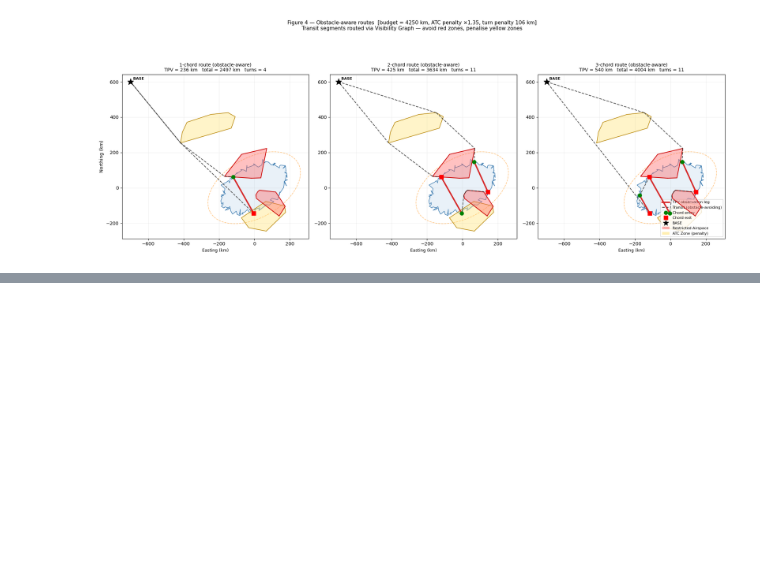
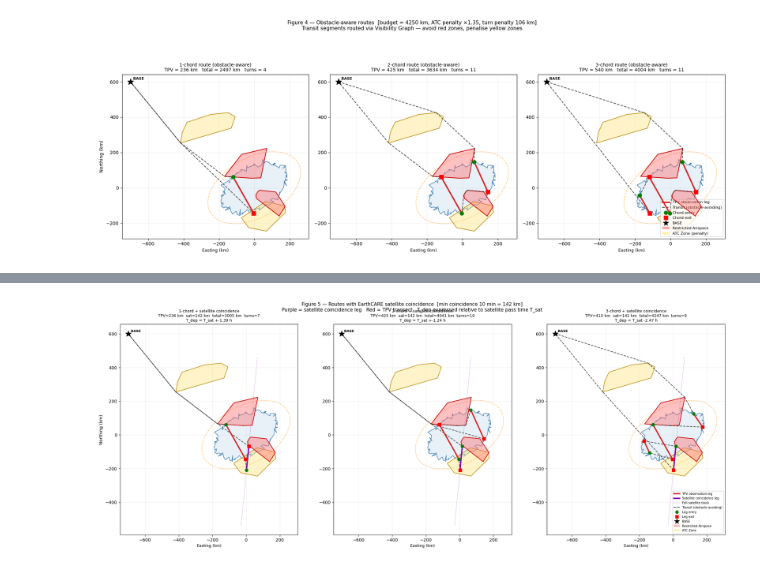
Before and after one commit to xf37/aerial-met-survey-optimizer, a Jupyter notebook: 07_tpv_route_planning.ipynb, the cells around one changed output, grey strips where cells are left out. Drawn from its saved outputs; the diff is of its cells as text; code cells hidden in the pictures; blank space fills up the shorter version.

```diff
--- a/07_tpv_route_planning.ipynb
+++ b/07_tpv_route_planning.ipynb
@@ -874,0 +1085,95 @@ plt.show()
+# %%
+# ── Figure 5: Complete routes with satellite coincidence ───────────────────
+def plot_route_m3(ax, route, tpv_pts, ell_xy, base,
+                  restricted_polys, atc_polys,
+                  sat_full_line, title):
+    closed = np.vstack([tpv_pts, tpv_pts[0]])
+    ax.fill(tpv_pts[:,0], tpv_pts[:,1], color='#cfe0f0', alpha=0.45, zorder=1)
+    ax.plot(closed[:,0],  closed[:,1],  color='steelblue', lw=1.2, zorder=2)
+    ax.plot(ell_xy[:,0],  ell_xy[:,1],  '--', color='darkorange', lw=1.2, alpha=0.5, zorder=3)
+
+    # Satellite full ground track (faint reference line)
+    sat_c = np.array(sat_full_line.coords)
+    ax.plot(sat_c[:,0], sat_c[:,1], '--', color='#8800bb', lw=1.0, alpha=0.3, zorder=4)
+
+    for poly in atc_polys:
+        xs, ys = poly.exterior.xy
+        ax.fill(xs, ys, color='#ffe066', alpha=0.35, zorder=4)
+        ax.plot(xs, ys, color='#b8860b', lw=1.2, zorder=5)
+
+    for poly in restricted_polys:
+        xs, ys = poly.exterior.xy
+        ax.fill(xs, ys, color='#ff6666', alpha=0.40, zorder=6)
+        ax.plot(xs, ys, color='#cc0000', lw=1.5, zorder=7)
+
+    if route is None:
+        ax.set_title(title + '\n(no feasible route)', fontsize=10)
+        ax.set_aspect('equal'); ax.grid(True, alpha=0.2); return
+
+    wpts = route['waypoints']
+    segs = route['seg_types']
+    for i, seg_type in enumerate(segs):
+        p1, p2 = wpts[i], wpts[i+1]
+        if seg_type == 'tpv':
+            ax.plot([p1[0],p2[0]], [p1[1],p2[1]], '-', color='#d62728',
+                    lw=3, zorder=9, solid_capstyle='round')
+        elif seg_type == 'sat':
+            ax.plot([p1[0],p2[0]], [p1[1],p2[1]], '-', color='#8800bb',
+                    lw=3, zorder=9, solid_capstyle='round')
+        else:
+            ax.plot([p1[0],p2[0]], [p1[1],p2[1]], '--', color='#333333',
+                    lw=1.5, zorder=8, alpha=0.85)
+
+    for i, s in enumerate(segs):
+        if s in ('tpv', 'sat'):
+            ax.plot(*wpts[i],   'o', color='green', ms=7, zorder=10)
+            ax.plot(*wpts[i+1], 's', color='red',   ms=7, zorder=10)
+
+    ax.plot(*base, '*', color='black', ms=14, zorder=11)
+    ax.annotate('BASE', base, textcoords='offset points', xytext=(6,4),
+                fontsize=8, fontweight='bold')
+    ax.set_aspect('equal'); ax.grid(True, alpha=0.2)
+
+    T_dep = route.get('T_dep_h', float('nan'))
+    T_dep_sign = '+' if T_dep >= 0 else ''
+    ax.set_title(
+        f'{title}\n'
+        f'TPV={route["tpv_dist"]:.0f} km  sat={route["sat_dist"]:.0f} km  '
+        f'total={route["total_dist"]:.0f} km  turns={route["n_turns"]}\n'
+        f'T_dep = T_sat {T_dep_sign}{T_dep - T_SAT_H:.2f} h',
+        fontsize=9)
+
+
+fig, axes = plt.subplots(1, 3, figsize=(21, 8))
+for ax, n in zip(axes, [1, 2, 3]):
+    plot_route_m3(ax, routes_m3[n], TPV_PTS, ell_xy, BASE,
+                  restricted_polys, atc_polys, sat_full_line,
+                  f'{n}-chord + satellite coincidence')
+    ax.set_xlabel('Easting (km)', fontsize=9)
+axes[0].set_ylabel('Northing (km)', fontsize=10)
+
+from matplotlib.lines import Line2D
+from matplotlib.patches import Patch
+legend_elements = [
+    Line2D([0],[0], color='#d62728', lw=3,             label='TPV observation leg'),
+    Line2D([0],[0], color='#8800bb', lw=3,             label='Satellite coincidence leg'),
+    Line2D([0],[0], color='#8800bb', lw=1, ls='--', alpha=0.35, label='Full satellite track'),
+    Line2D([0],[0], color='#333333', lw=1.5, ls='--', label='Transit (obstacle-avoiding)'),
+    Line2D([0],[0], marker='o', color='green', ms=7, ls='none', label='Leg entry'),
+    Line2D([0],[0], marker='s', color='red',   ms=7, ls='none', label='Leg exit'),
+    Line2D([0],[0], marker='*', color='black', ms=12, ls='none', label='BASE'),
+    Patch(facecolor='#ff6666', alpha=0.5, label='Restricted Airspace'),
+    Patch(facecolor='#ffe066', alpha=0.5, label='ATC Zone'),
+]
+axes[2].legend(handles=legend_elements, fontsize=7, loc='lower right')
+
+fig.suptitle(
+    f'Figure 5 — Routes with EarthCARE satellite coincidence  '
+    f'[min coincidence {T_MIN_SAT_MIN:.0f} min = {SAT_MIN_LENGTH_KM:.0f} km]\n'
+    'Purple = satellite coincidence leg   Red = TPV transect   '
+    'T_dep expressed relative to satellite pass time T_sat',
+    fontsize=11)
+plt.tight_layout()
+plt.show()
+# %% [output]
+[figure, added]
```
Also changed, not shown: parts of 2 cells of this notebook.
